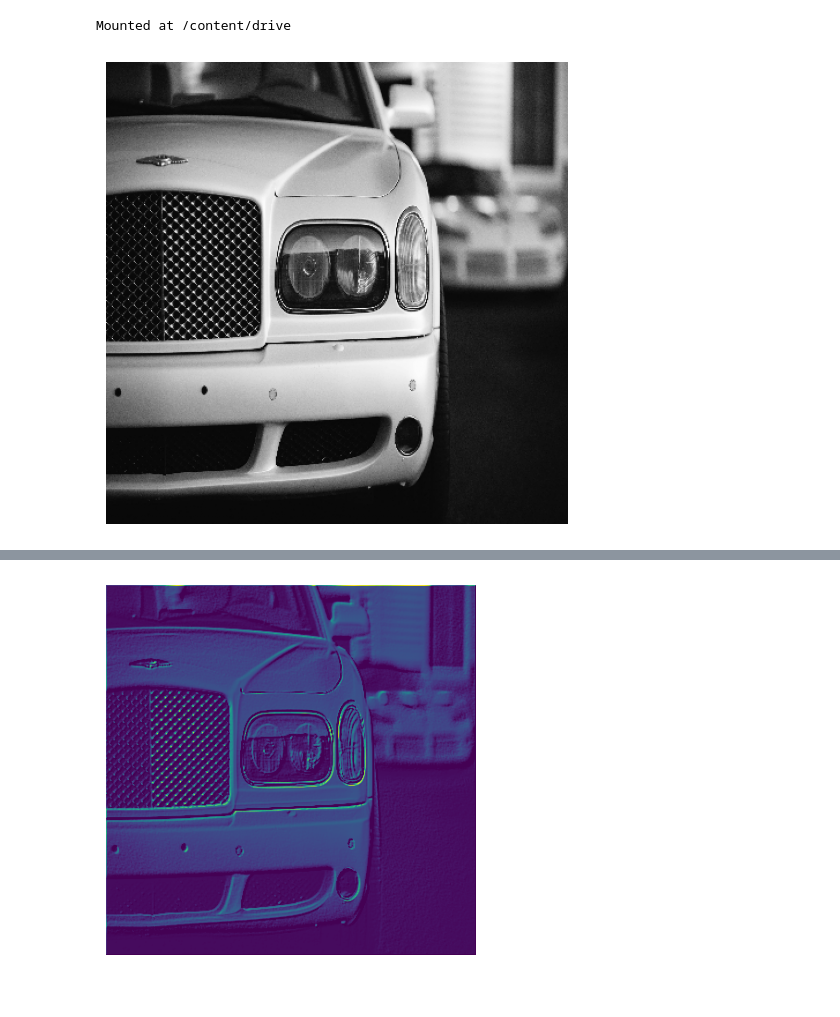
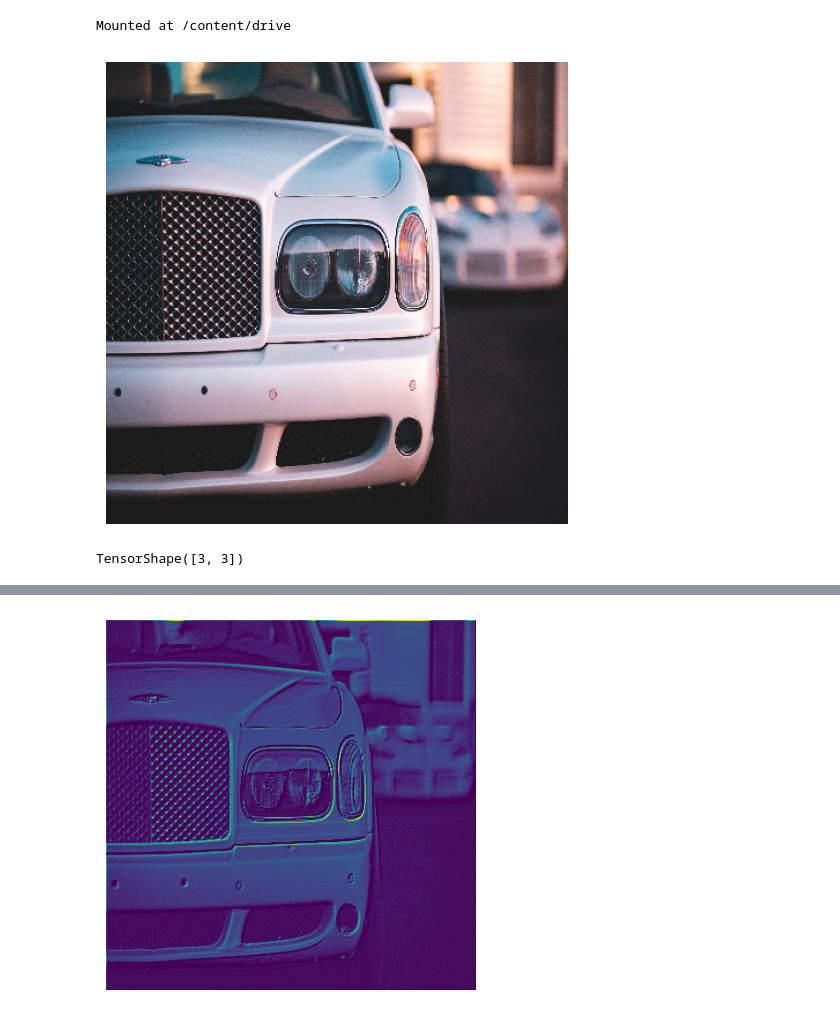
Before and after one commit to BrilliantChard/Computer-Vision, a Jupyter notebook: Convolution_and_ReLU.ipynb, the cells around one changed output, grey strips where cells are left out. Saved outputs shown, nothing was run; the diff lists cells and outputs as text; code cells hidden in the pictures.

```diff
--- a/Convolution_and_ReLU.ipynb
+++ b/Convolution_and_ReLU.ipynb
@@ -14,16 +14,16 @@ import numpy as np
 image_path = '/content/drive/MyDrive/Colab Notebooks/car_illus.jpg'
 # %%
 image = tf.io.read_file(image_path)
-image = tf.io.decode_jpeg(image, channels=1)
+image = tf.io.decode_jpeg(image, channels=3)  # Channel=3 means the image is of color Red, Green, Blue
 image = tf.image.resize(image, size=[400, 400])
 # %%
 img = tf.squeeze(image).numpy()
 plt.figure(figsize=(6, 6))
-plt.imshow(img, cmap='gray')
+plt.imshow(img.astype('uint8')) # Tells Matplotlib this is a colored imaged as opposed to cmap='gray' for channel =1
 plt.axis('off')
 plt.show();
 # %% [output]
-[figure, old version]
+[figure, new version]
 # %%
 kernel = tf.constant([
     [-2, -1, 0],
@@ -33,3 +33,7 @@ kernel = tf.constant([
+# %%
+kernel.shape
+# %% [output]
+TensorShape([3, 3])
 # %%
 # Reformat for batch compatibility.
 
```
Also changed, not shown: parts of 2 cells of this notebook.
